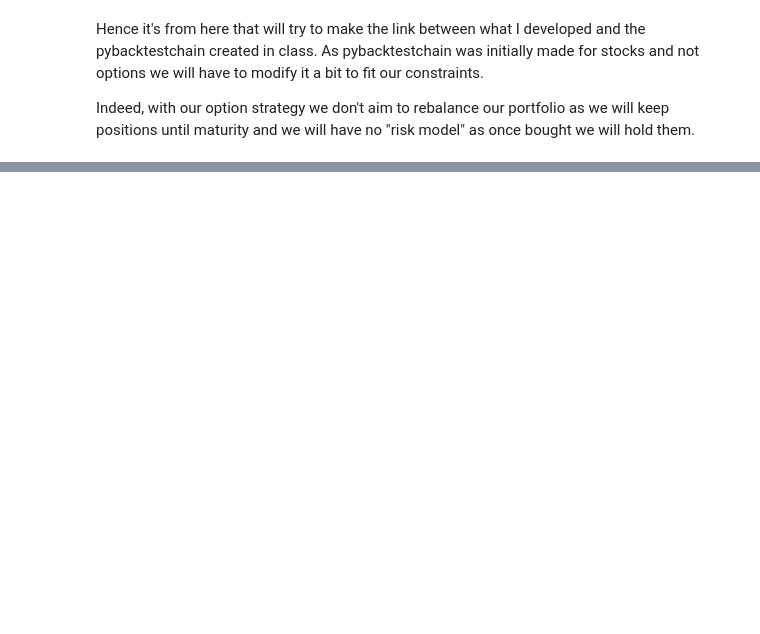
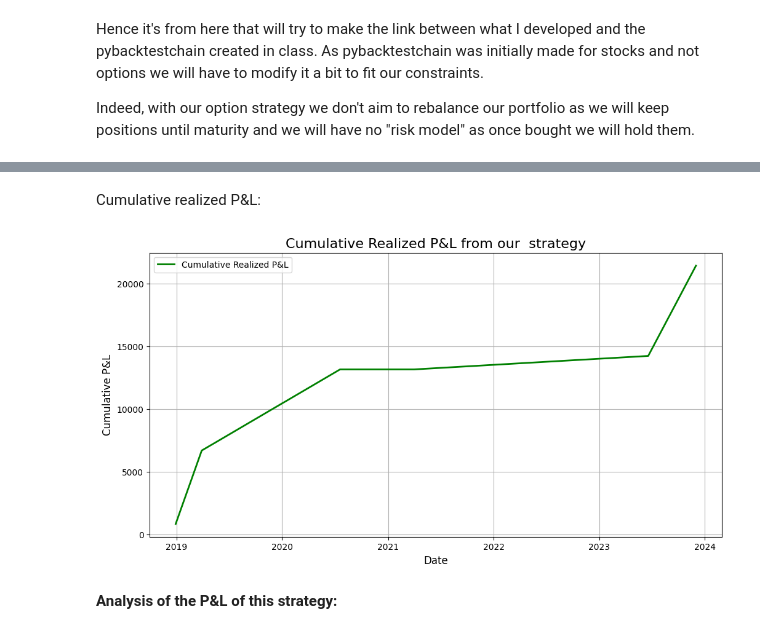
Before and after one commit to YoenCorbel/cryptobacktest, a Jupyter notebook: example_cryptobacktest.ipynb, the cells around one changed output, grey strips where cells are left out. Cells and saved outputs as stored; diff of their text form; code cells hidden in the pictures; blank space fills up the shorter version.

```diff
--- a/example_cryptobacktest.ipynb
+++ b/example_cryptobacktest.ipynb
@@ -177,0 +197,3 @@ Indeed, with our option strategy we don't aim to rebalance our portfolio as we w
+# %%
+# Initialize the data module
+data_module = DataModule(data=btc_close_with_frequency_signals)
@@ -177,0 +208,9 @@ Indeed, with our option strategy we don't aim to rebalance our portfolio as we w
+# %%
+# initialize the backtest
+backtest = StraddleBacktest(
+    initial_date=btc_close_with_frequency_signals["Date"].min(),
+    final_date=btc_close_with_frequency_signals["Date"].max(),
+    data_module=data_module,
+    initial_cash=10000,  # Starting cash
+    allocation_percent=0.1,  # Allocate 10% of portfolio to buying straddles at each date x, sort of risk parameter
+)
@@ -177,0 +326,15 @@ Indeed, with our option strategy we don't aim to rebalance our portfolio as we w
+# %% [markdown]
+Cumulative realized P&L:
+# %%
+plt.figure(figsize=(12, 6))
+plt.plot(realized_pnl_df["Date"], realized_pnl_df["CumulativePnL"], label="Cumulative Realized P&L", color="green", linewidth=2)
+plt.title("Cumulative Realized P&L from our  strategy", fontsize=16)
+plt.xlabel("Date", fontsize=12)
+plt.ylabel("Cumulative P&L", fontsize=12)
+plt.legend()
+plt.grid()
+plt.show()
+# %% [output]
+[figure, added]
+# %% [markdown]
+**Analysis of the P&L of this strategy:**
```
Also changed, not shown: parts of 18 cells of this notebook.
